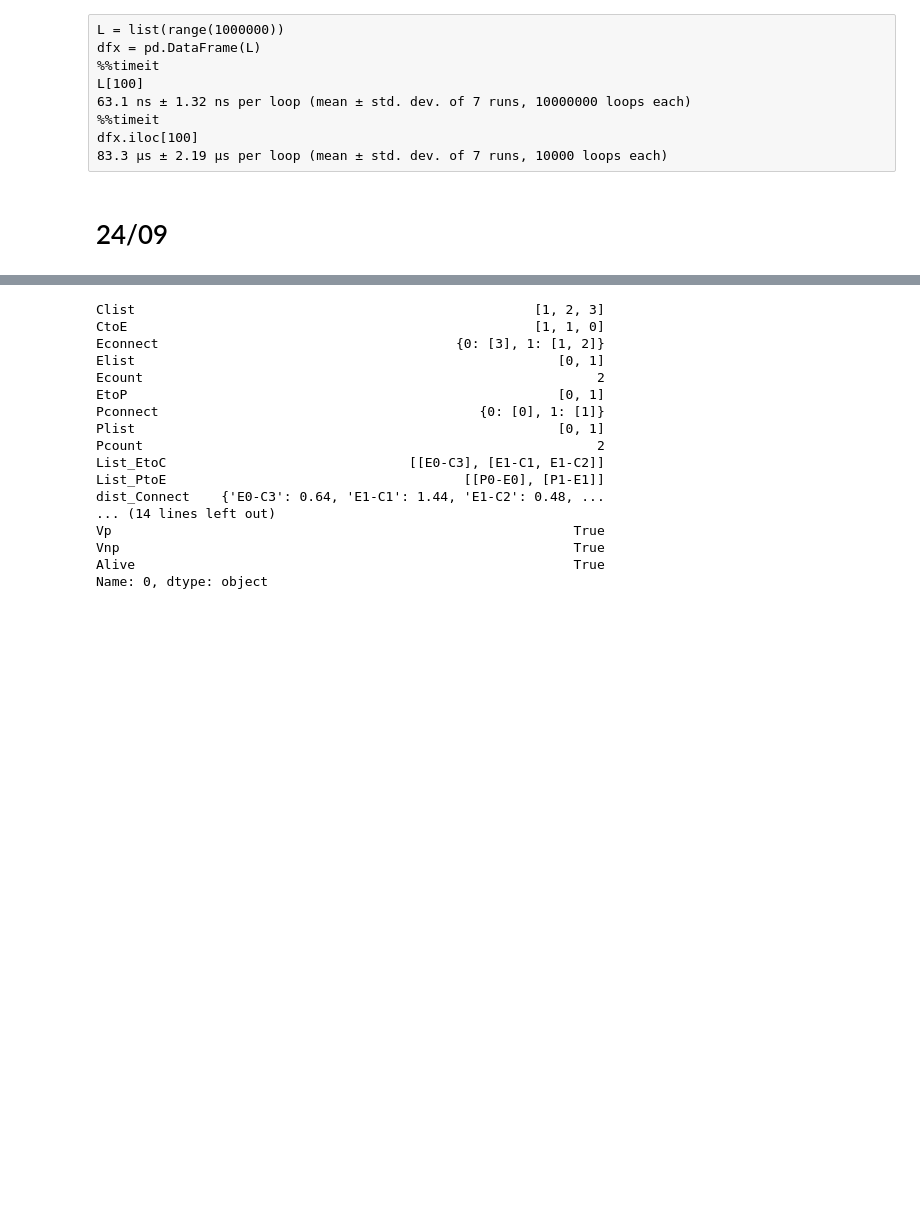
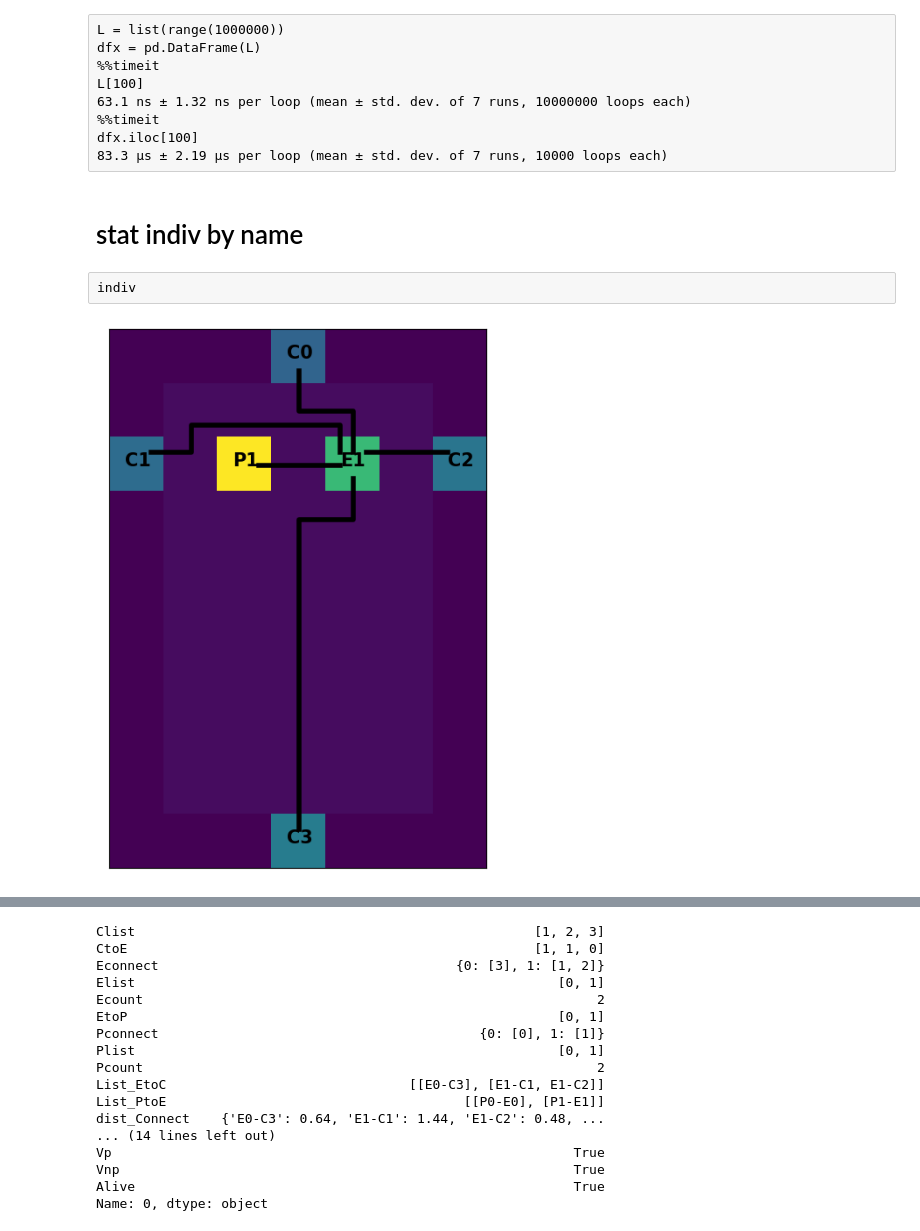
Before and after one commit to egos/valeo, a Jupyter notebook: NoteBook_GA_VALEO.ipynb, the cells around one changed output, grey strips where cells are left out. Saved outputs shown, nothing was run; the diff lists cells and outputs as text; code cells hidden in the pictures; blank space fills up the shorter version.

Commit message:
bew func for generate indiv by name and notebook test

```diff
--- a/NoteBook_GA_VALEO.ipynb
+++ b/NoteBook_GA_VALEO.ipynb
@@ -46,7 +46,7 @@ import copy
 
 from utils import *
 # %% [markdown]
-# 24/09
+# stat indiv by name
 # %%
 file = 'VALEO_full.tmj'
 algo = load_data_brut(file)
@@ -52,0 +77,18 @@ algo = load_data_brut(file)
+# %% [raw]
+indiv
+# %%
+dfs = algo.dfslot
+dfline = algo.dfline
+ElemsList = ['Clist','Elist','Plist']
+Elems = ['C','E','P']
+IDSelects = []
+List_EtoC = indiv['List_EtoC']
+List_PtoE = indiv['List_PtoE']
+for n in range(3):
+    IDSelects+= ['{}{}'.format(Elems[n],i) for i in indiv[ElemsList[n]]]
+
+dflineSelect = dfline[dfline.ID.isin(indiv["Name"])].copy()
+dfsSelect    = dfs[dfs.ID.isin(IDSelects)].copy()
+f = plot_(algo,dflineSelect, dfsSelect, '')
+# %% [output]
+[figure, added]
```
Also changed, not shown: parts of 6 cells of this notebook, 3 other files.
